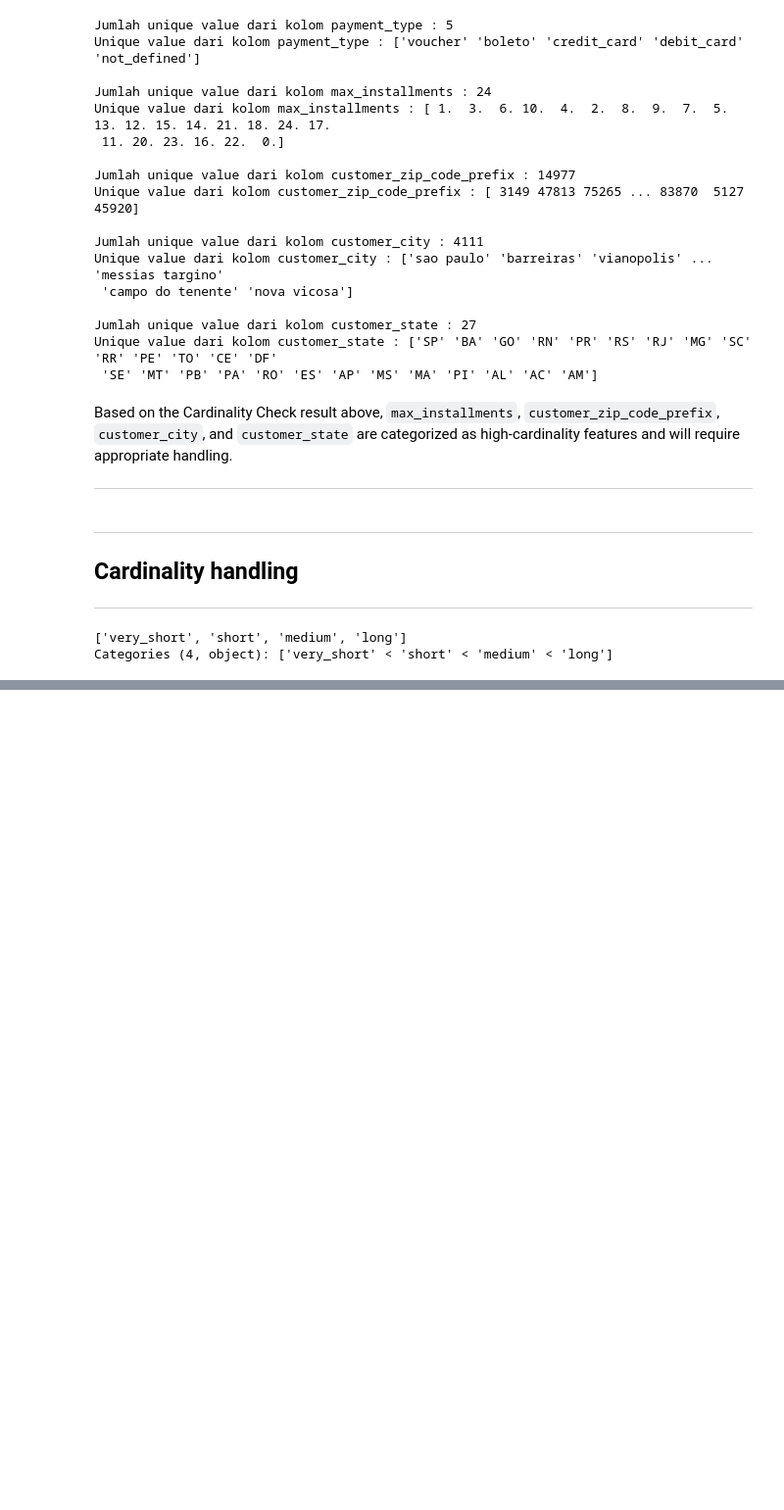
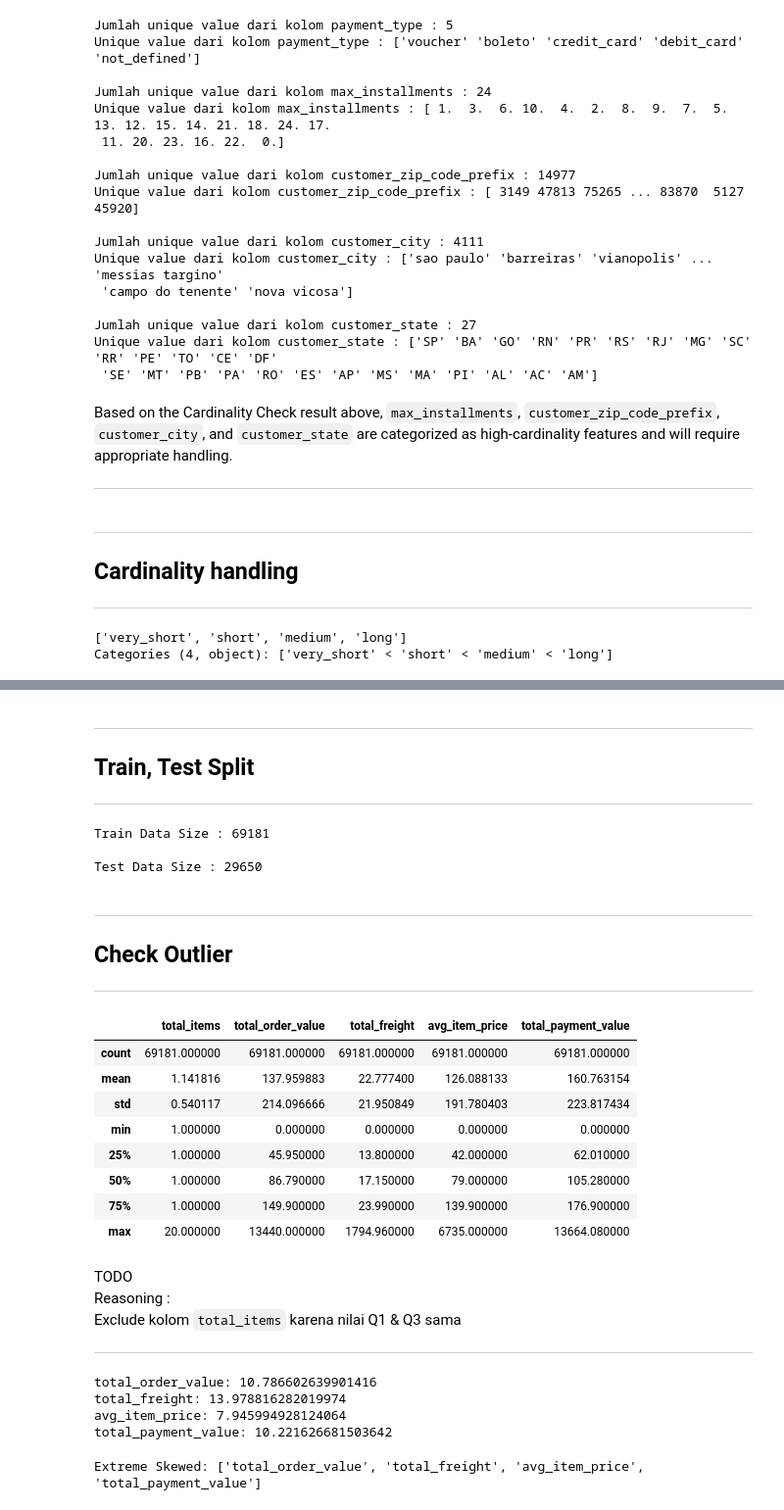
Before and after one commit to FTDS-assignment-bay/p2-final-project-ftds-051-rmt-group-001, a Jupyter notebook: Predict/DS_Model.ipynb, the cells around one changed output, grey strips where cells are left out. Shown at 98% size. Drawn from its saved outputs; the diff is of its cells as text; code cells hidden in the pictures; blank space fills up the shorter version.

Commit message:
Feat : Done till Train Test Split

```diff
--- a/Predict/DS_Model.ipynb
+++ b/Predict/DS_Model.ipynb
@@ -280,0 +284,8 @@ Categories (4, object): ['very_short' < 'short' < 'medium' < 'long']
+# %%
+Top_9_state = X['customer_state'].value_counts().nlargest(9).index
+
+X['customer_state'] = np.where(X['customer_state'].isin(Top_9_state)
+                               ,X['customer_state'] # True Result
+                               ,'Other') #False Result
+
+X['customer_state'].value_counts()
@@ -280,0 +311,2 @@ Categories (4, object): ['very_short' < 'short' < 'medium' < 'long']
+# %%
+X = X.drop(columns=['customer_zip_code_prefix','customer_city'],axis=1)
@@ -280,0 +324,7 @@ Categories (4, object): ['very_short' < 'short' < 'medium' < 'long']
+# %%
+X['order_purchase_timestamp'] = pd.to_datetime(X['order_purchase_timestamp'])
+X['days_of_week'] = X['order_purchase_timestamp'].dt.dayofweek
+X['is_weekend'] = X['days_of_week'] >= 5
+X['is_weekend'] = X['is_weekend'].astype(int)
+X = X.drop(columns=['days_of_week','order_purchase_timestamp'], axis=1)
+X.head()
@@ -280,0 +365,41 @@ Categories (4, object): ['very_short' < 'short' < 'medium' < 'long']
+# %% [markdown]
+---
+## Train, Test Split
+
+---
+# %%
+# memisahkan data menjadi Train & Test dengan persentase 70% Train dan 30% Test
+X_train, X_test, y_train, y_test = train_test_split(X, y, test_size = 0.3, stratify=y, random_state = 50)
+
+# menampilkan banyaknya data Train
+print(f"Train Data Size : {X_train.shape[0]}\n")
+
+# menampilkan banyaknya data Test
+print(f"Test Data Size : {X_test.shape[0]}")
+# %% [output]
+Train Data Size : 69181
+
+Test Data Size : 29650
+# %% [markdown]
+---
+## Check Outlier
+
+---
+# %%
+X_train[num_col].describe()
+# %% [output]
+|  | total_items | total_order_value | total_freight | avg_item_price | total_payment_value |
+| count | 69181.000000 | 69181.000000 | 69181.000000 | 69181.000000 | 69181.000000 |
+| mean | 1.141816 | 137.959883 | 22.777400 | 126.088133 | 160.763154 |
+| std | 0.540117 | 214.096666 | 21.950849 | 191.780403 | 223.817434 |
+| min | 1.000000 | 0.000000 | 0.000000 | 0.000000 | 0.000000 |
+| 25% | 1.000000 | 45.950000 | 13.800000 | 42.000000 | 62.010000 |
+| 50% | 1.000000 | 86.790000 | 17.150000 | 79.000000 | 105.280000 |
+| 75% | 1.000000 | 149.900000 | 23.990000 | 139.900000 | 176.900000 |
+| max | 20.000000 | 13440.000000 | 1794.960000 | 6735.000000 | 13664.080000 |
+# %% [markdown]
+TODO
+Reasoning :
+Exclude kolom `total_items` karena nilai Q1 & Q3 sama
+
+---
@@ -280,0 +409,15 @@ Categories (4, object): ['very_short' < 'short' < 'medium' < 'long']
+# %%
+skewness_results = check_skewness(X_train, 'total_order_value','total_freight','avg_item_price','total_payment_value')
+
+for col, skewness in skewness_results.items():
+    print(f"{col}: {skewness}")
+# %% [output]
+total_order_value: 10.786602639901416
+total_freight: 13.978816282019974
+avg_item_price: 7.945994928124064
+total_payment_value: 10.221626681503642
+# %%
+extreme_skewed_columns = ['total_order_value','total_freight','avg_item_price','total_payment_value']
+print(f"Extreme Skewed: {extreme_skewed_columns}")
+# %% [output]
+Extreme Skewed: ['total_order_value', 'total_freight', 'avg_item_price', 'total_payment_value']
```
Also changed, not shown: parts of 17 cells of this notebook.
